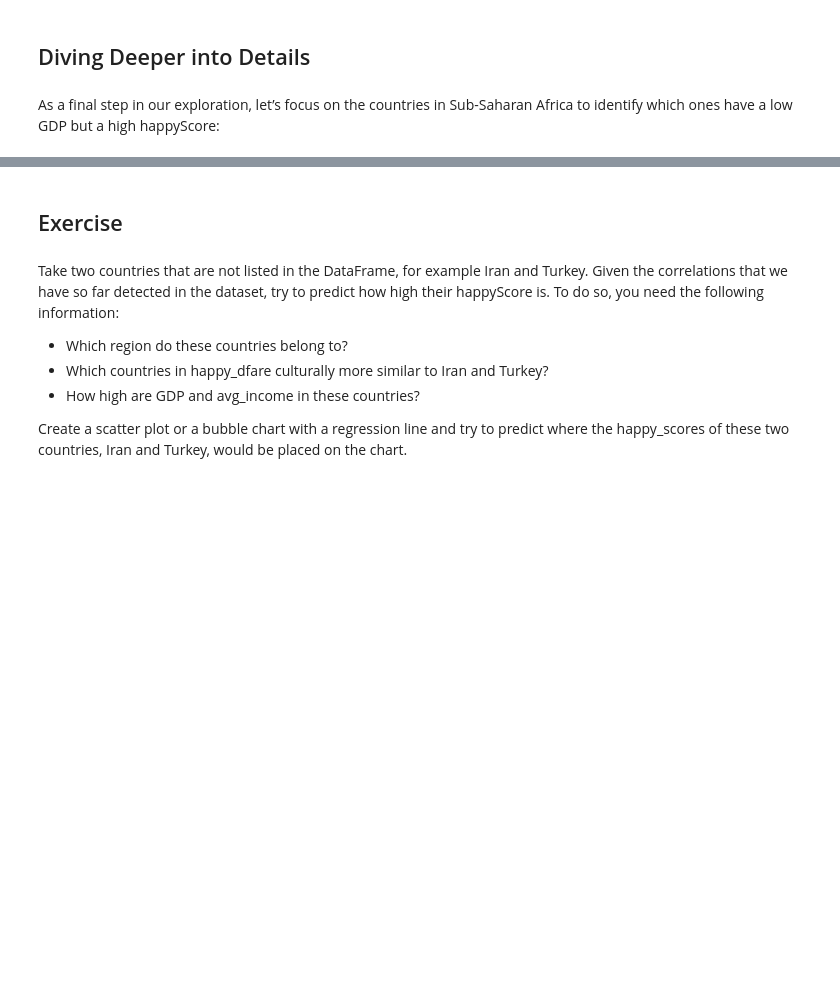
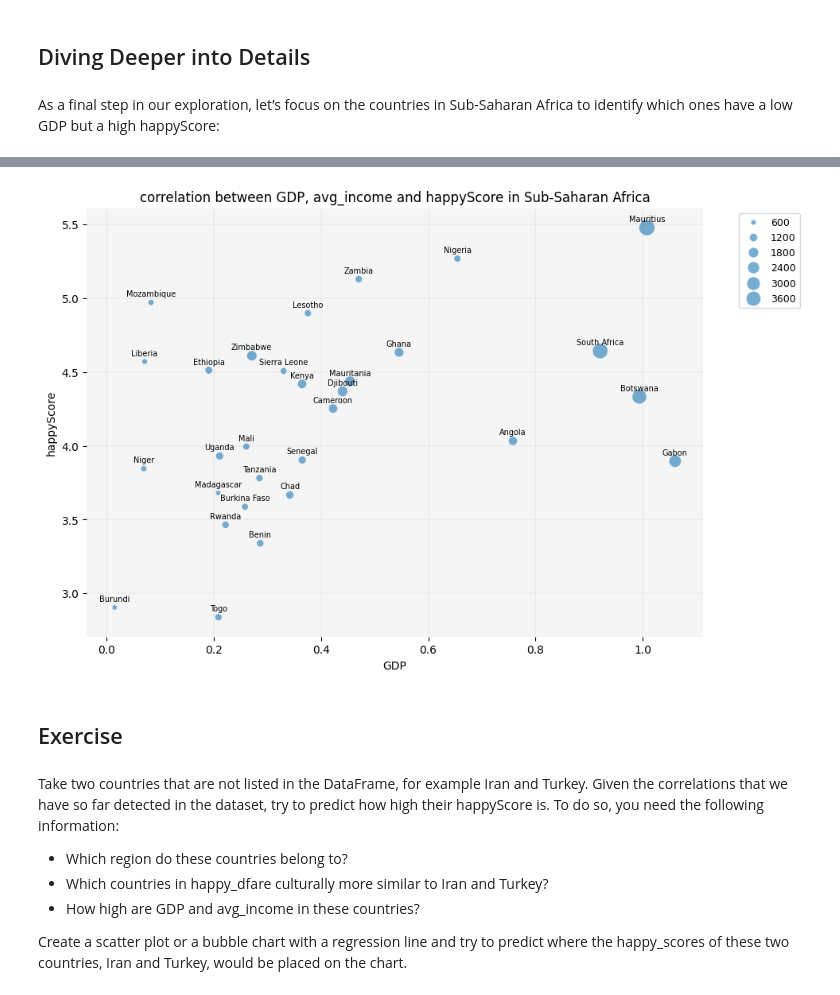
Before and after one commit to HERMES-DKZ/practice_notebook_statinf, a Jupyter notebook: demo_1.ipynb, the cells around one changed output, grey strips where cells are left out. Drawn from its saved outputs; the diff is of its cells as text; code cells hidden in the pictures; blank space fills up the shorter version.

```diff
--- a/demo_1.ipynb
+++ b/demo_1.ipynb
@@ -241,5 +243,6 @@ As a final step in our exploration, let’s focus on the countries in Sub-Sahara
 # %%
 # selecting only the countries that belong to the Sub-Saharan Africa and storing them in a new DataFrame:
 # YOUR CODE HERE
+african_df=happy_df[happy_df['region']== "'Sub-Saharan Africa'"]
 
 african_df.head()
@@ -246,26 +256,29 @@ african_df.head()
 # %%
 plt.figure(figsize=(10, 7))
 
 # YOUR CODE HERE
+sns.scatterplot(data= african_df, x='GDP', y='happyScore', size='avg_income', sizes=(20, 200), alpha=0.6, zorder=3)
 
 plt.grid(True, zorder=0, color='lightgray', linestyle='-', linewidth=0.3)
 sns.despine(left=True, bottom=True)
 plt.gca().set_facecolor('whitesmoke')
 
 # adding country names to the nodes:
 for i in range(len(african_df)):
     plt.text(
         african_df['GDP'].iloc[i],
         african_df['happyScore'].iloc[i]+0.03,
         african_df['country'].iloc[i],
         fontsize=7,
         ha='center',
         va='bottom'
     )
 
 plt.legend(fontsize='9', bbox_to_anchor=(1.05, 1), loc='upper left')
 plt.title('correlation between GDP, avg_income and happyScore in Sub-Saharan Africa')
 plt.show()
+# %% [output]
+[figure, added]
 # %% [markdown]
 ## Exercise
 # %% [markdown]
```
Also changed, not shown: parts of 4 cells of this notebook, 1 other file.
